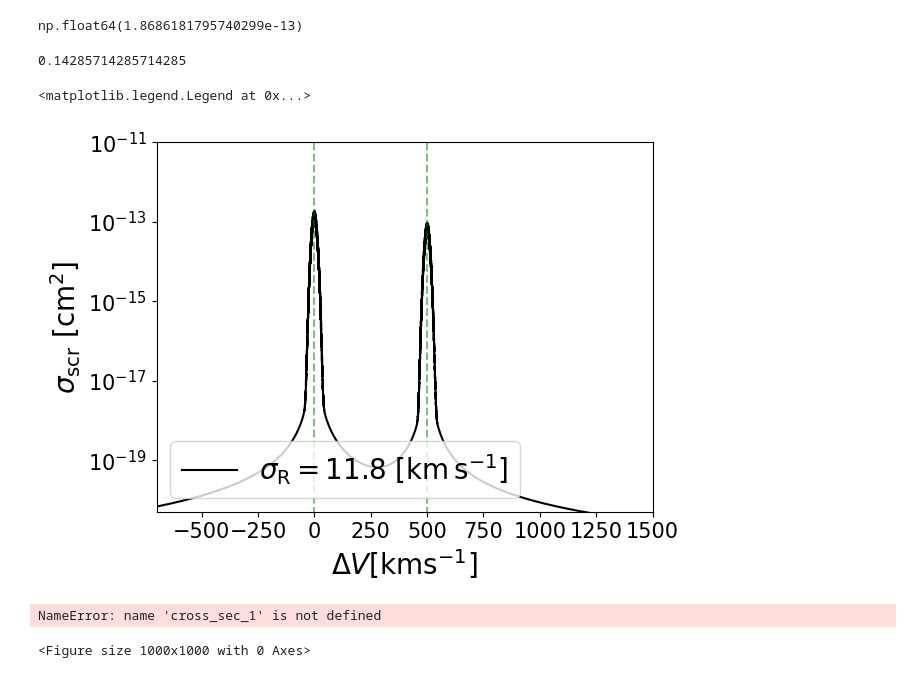
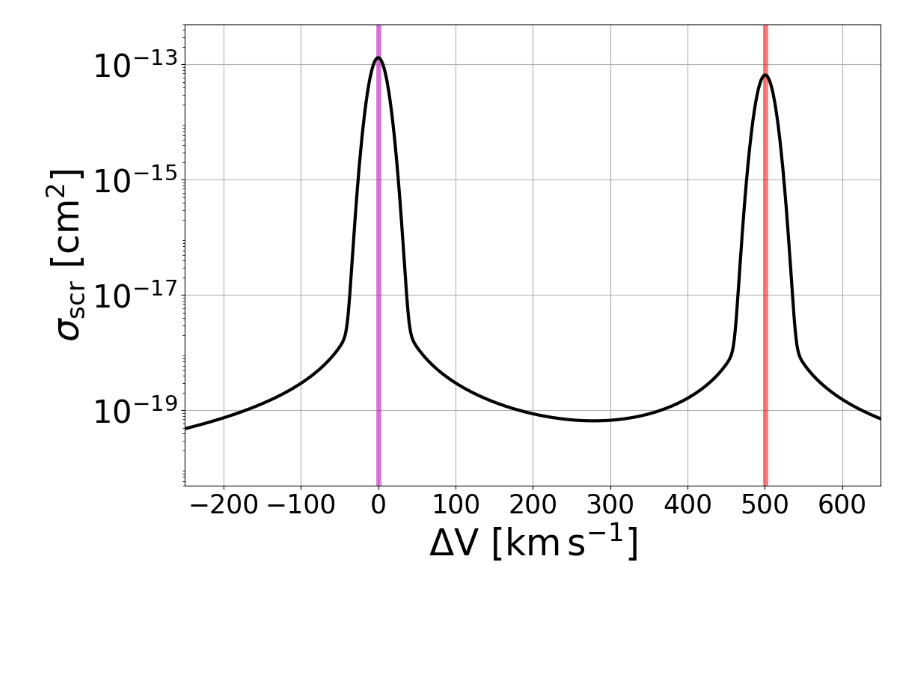
Before and after one commit to jin981016/CIV_RT_Fitting, a Jupyter notebook: 0_curve_of_Growth_CIV.ipynb, the cells around one changed output. Drawn from its saved outputs; the diff is of its cells as text; code cells hidden in the pictures; blank space fills up the shorter version.

```diff
--- a/0_curve_of_Growth_CIV.ipynb
+++ b/0_curve_of_Growth_CIV.ipynb
@@ -101,8 +95,0 @@ total_N_c = total_N_c.flatten()
-# %%
-cross_sec.max()
-# %% [output]
-np.float64(1.8686181795740299e-13)
-# %%
-1/7
-# %% [output]
-0.14285714285714285
@@ -111,38 +96,35 @@ np.float64(1.8686181795740299e-13)
 # %%
-plt.plot(vel_x,cross_sec,'k-',label=r'$\sigma_{\rm R} = 11.8 ~ [\rm km\,s^{-1}]$')
-HH = (C_IV_H_A/ C_IV_K_A -1 ) *cc_k
-plt.axvline(0,ymin=-1,ymax=1,linestyle='--',color='g',alpha=0.5)
-plt.axvline(HH,ymin=-1,ymax=1,linestyle='--',color='g',alpha=0.5)
-plt.yscale('log')
-plt.xlim(-700,1500)
-plt.ylim(0.5e-20,1e-12)
-plt.ylabel(r'$\sigma_{\rm scr} ~ [\rm cm^{2}]$',fontsize=20)
-plt.xlabel(r'$\Delta V [\rm km s^{-1}]$',fontsize=20)
-plt.yticks([10e-20,10e-18,10e-16,10e-14,10e-12],fontsize=15)
-plt.xticks(fontsize=15)
-plt.legend(loc='lower left',fontsize=20)
+# plt.plot(vel_x,cross_sec,'k-',label=r'$\sigma_{\rm R} = 11.8 ~ [\rm km\,s^{-1}]$')
+# HH = (C_IV_H_A/ C_IV_K_A -1 ) *cc_k
+# plt.axvline(0,ymin=-1,ymax=1,linestyle='--',color='g',alpha=0.5)
+# plt.axvline(HH,ymin=-1,ymax=1,linestyle='--',color='g',alpha=0.5)
+# plt.yscale('log')
+# plt.xlim(-700,1500)
+# plt.ylim(0.5e-20,1e-12)
+# plt.ylabel(r'$\sigma_{\rm scr} ~ [\rm cm^{2}]$',fontsize=20)
+# plt.xlabel(r'$\Delta V [\rm km s^{-1}]$',fontsize=20)
+# plt.yticks([10e-20,10e-18,10e-16,10e-14,10e-12],fontsize=15)
+# plt.xticks(fontsize=15)
+# plt.legend(loc='lower left',fontsize=20)
-# %% [output]
-<matplotlib.legend.Legend at 0x...>
-[figure, removed]
 # %%
-fig = plt.figure(1,figsize=(10,10))
+fig = plt.figure(1,figsize=(12,8))
 
-plt.plot(vel_x,cross_sec_1,'k:',alpha=1,lw=3,label=r'$\sigma_{\rm R} = 2.5 ~ [\rm km\,s^{-1}]$')
-plt.plot(vel_x,cross_sec,'k-',label=r'$\sigma_{\rm R} = 11.8 ~ [\rm km\,s^{-1}]$')
-plt.plot(vel_x, cross_sec_2, 'b-', markersize=0.5,label=r'$\sigma_{\rm R} = 30.0 ~ [\rm km\,s^{-1}]$')
-plt.plot(vel_x, cross_sec_3, 'r-', markersize=0.5,label=r'$\sigma_{\rm R} = 50.0 ~ [\rm km\,s^{-1}]$')
+# plt.plot(vel_x,cross_sec_1,'k:',alpha=1,lw=3,label=r'$\sigma_{\rm R} = 2.5 ~ [\rm km\,s^{-1}]$')
+# plt.plot(vel_x, cross_sec_2, 'b-', markersize=0.5,label=r'30.0')
+# plt.plot(vel_x, cross_sec_3, 'r-', markersize=0.5,label=r'50.0 ')
 HH = (C_IV_H_A/ C_IV_K_A -1 ) *cc_k
-plt.axvline(0,ymin=-1,ymax=1,linestyle='--',color='g',alpha=0.5)
-plt.axvline(HH,ymin=-1,ymax=1,linestyle='--',color='g',alpha=0.5)
+plt.axvline(0,ymin=-1,ymax=1,linestyle='-',color='m',alpha=0.5,lw=5)
+plt.axvline(HH,ymin=-1,ymax=1,linestyle='-',color='r',alpha=0.5,lw=5)
 plt.yscale('log')
-plt.xlim(-700,1500)
-plt.ylim(0.5e-20,1e-12)
-plt.ylabel(r'$\sigma_{\rm scr} ~ [\rm cm^{2}]$',fontsize=20)
-plt.xlabel(r'$\Delta V [\rm km s^{-1}]$',fontsize=20)
-plt.yticks([10e-20,10e-18,10e-16,10e-14,10e-12],fontsize=15)
-plt.xticks(fontsize=15)
-plt.legend(loc='lower left',fontsize=20)
-# plt.savefig('/home/jin/바탕화면/Scattering cross_section.pdf',bbox_inches='tight')
+plt.plot(vel_x,cross_sec,'k-',lw=3,alpha=1,label=r'$ 11.8 $')
+plt.xlim(-250,650)
+plt.ylim(0.5e-20,5e-13)
+plt.ylabel(r'$\sigma_{\rm scr} ~ [\rm cm^{2}]$',fontsize=35)
+plt.xlabel(r'$\Delta \rm V ~ [\rm km \, s^{-1}]$',fontsize=35)
+plt.yticks([10e-20,10e-18,10e-16,10e-14],fontsize=30)
+plt.xticks(fontsize=25)
+plt.grid(True)
+# plt.legend(loc='upper right',fontsize=25 , title=r'$\sigma_R ~ [\rm km \, s^{-1}]$',title_fontsize=30)
+plt.savefig('/home/jin/바탕화면/Scattering cross_section.pdf',bbox_inches='tight')
 # %% [output]
-NameError: name 'cross_sec_1' is not defined
-<Figure size 1000x1000 with 0 Axes>
+[figure, added]
```
Also changed, not shown: parts of 6 cells of this notebook, 1 other file.
